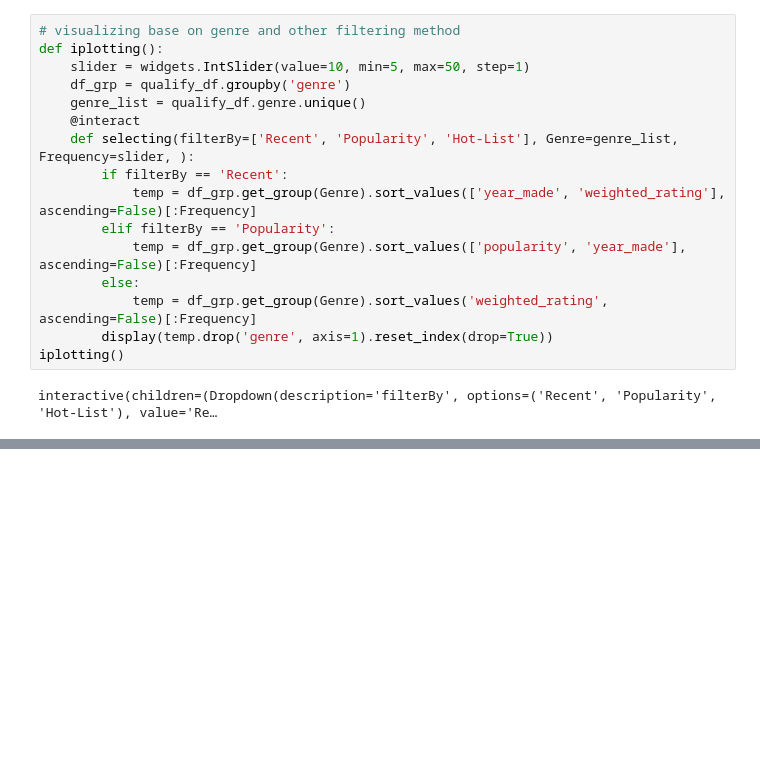
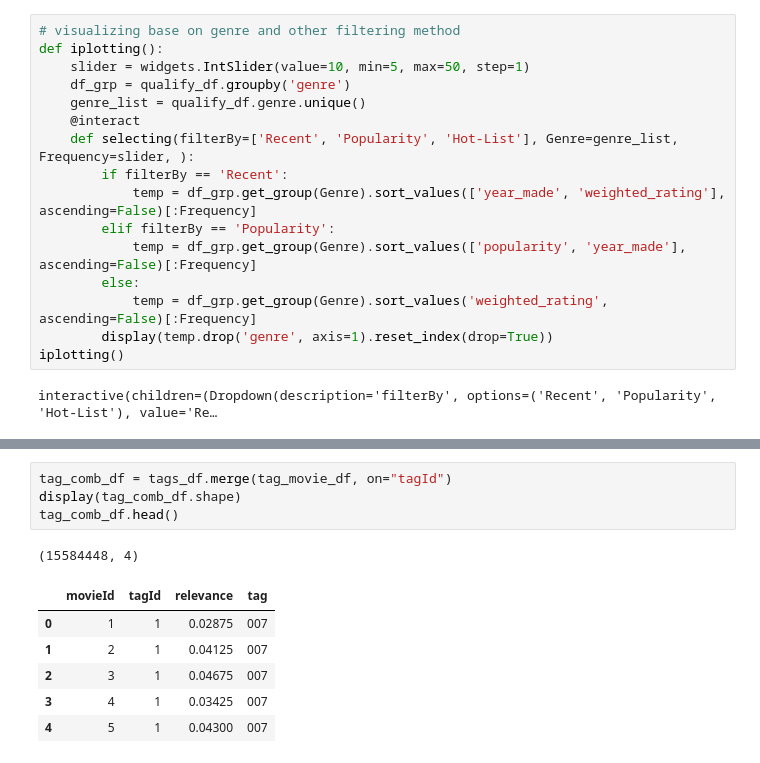
Before and after one commit to MaureenMbugua/Unsupervised-Predict-Team-ES2, a Jupyter notebook: rough1.ipynb, the cells around one changed output, grey strips where cells are left out. Cells and saved outputs as stored; diff of their text form; blank space fills up the shorter version.

```diff
--- a/rough1.ipynb
+++ b/rough1.ipynb
@@ -834,0 +931,12 @@ interactive(children=(Dropdown(description='filterBy', options=('Recent', 'Popul
+# %%
+tag_comb_df = tags_df.merge(tag_movie_df, on="tagId")
+display(tag_comb_df.shape)
+tag_comb_df.head()
+# %% [output]
+(15584448, 4)
+|  | movieId | tagId | relevance | tag |
+| 0 | 1 | 1 | 0.02875 | 007 |
+| 1 | 2 | 1 | 0.04125 | 007 |
+| 2 | 3 | 1 | 0.04675 | 007 |
+| 3 | 4 | 1 | 0.03425 | 007 |
+| 4 | 5 | 1 | 0.04300 | 007 |
```
Also changed, not shown: parts of 24 cells of this notebook, 5 other files.
